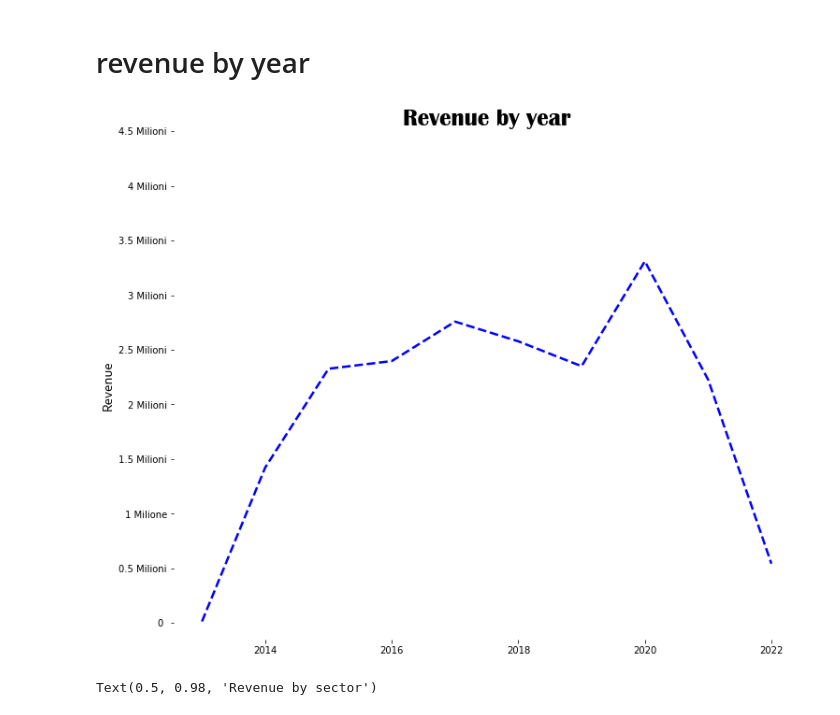
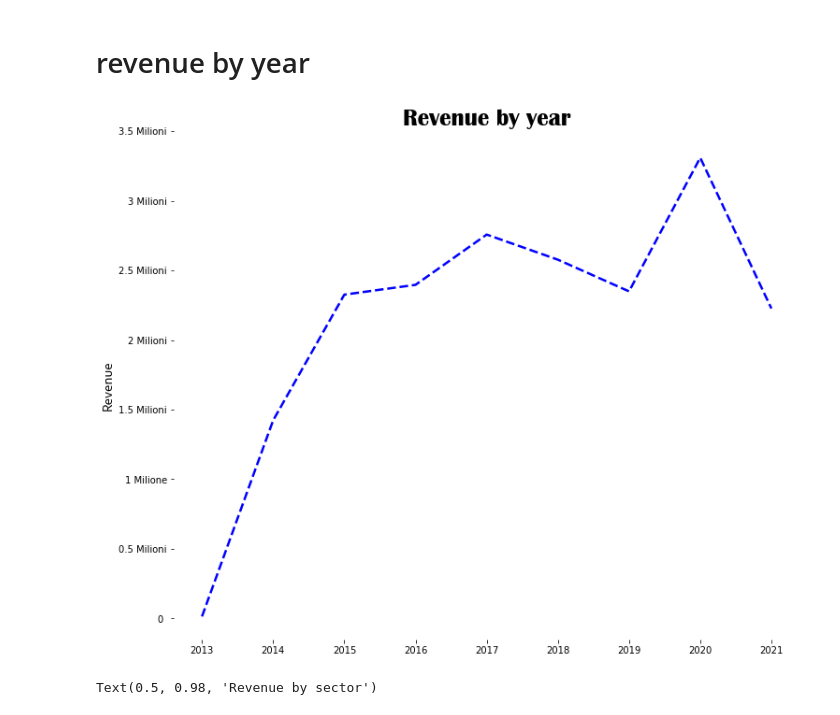
Before and after one commit to PaoloComensoli/progetto-dslab, a Jupyter notebook: code/exploration.ipynb, the cells around one changed output. Cells and saved outputs as stored; diff of their text form; code cells hidden in the pictures.

Commit message:
modify plots / clustering

```diff
--- a/code/exploration.ipynb
+++ b/code/exploration.ipynb
@@ -16,14 +16,14 @@ df = df.assign(year = df.data.dt.year,
 # %%
 total_revenue_by_year = data = df.groupby('year')['totale'].sum().reset_index()
 fig, ax = plt.subplots(1,1, figsize = (12,10))
-ax.plot(total_revenue_by_year.year, total_revenue_by_year.totale, linestyle = 'dashed' , linewidth = 2.5, color = 'blue')
+ax.plot(total_revenue_by_year[total_revenue_by_year['year'] <= 2021].year, total_revenue_by_year[total_revenue_by_year['year'] <= 2021].totale, linestyle = 'dashed' , linewidth = 2.5, color = 'blue')
 ax.set_ylabel('Revenue', fontsize = 15, fontname = 'Corbel')
 ax.set_title('Revenue by year', fontsize = 25, fontname = 'Britannic Bold');
-ax.set_yticks([0, 5000000, 10000000, 15000000, 20000000, 25000000, 30000000, 35000000, 40000000, 45000000])
-ax.set_yticklabels(["0 ", "0.5 Milioni", "1 Milione", "1.5 Milioni", "2 Milioni", "2.5 Milioni", "3 Milioni", "3.5 Milioni", "4 Milioni", "4.5 Milioni" ]);
-plt.box(False);
+ax.set_yticks([0, 5000000, 10000000, 15000000, 20000000, 25000000, 30000000, 35000000])
+ax.set_yticklabels(["0 ", "0.5 Milioni", "1 Milione", "1.5 Milioni", "2 Milioni", "2.5 Milioni", "3 Milioni", "3.5 Milioni"])
+plt.box(False)
 # %% [output]
-[figure, old version]
+[figure, new version]
 # %%
 facet = sns.FacetGrid(data = df,  col = 'settore',  col_wrap = 6, sharey = False, height = 3, aspect= 2)
 facet.map(sns.lineplot, 'data', 'totale');
```
Also changed, not shown: 1 other file.
